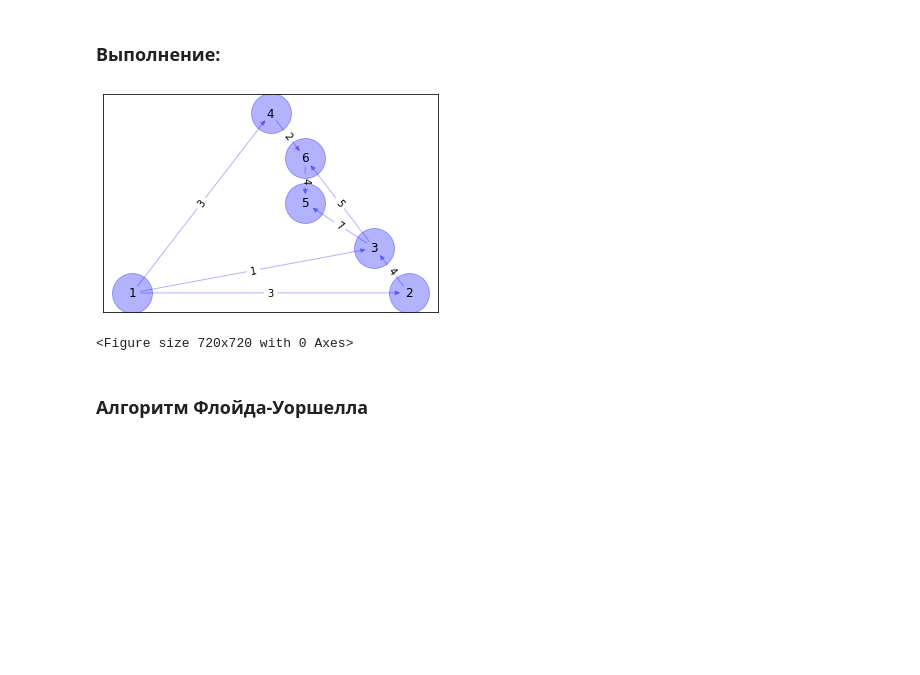
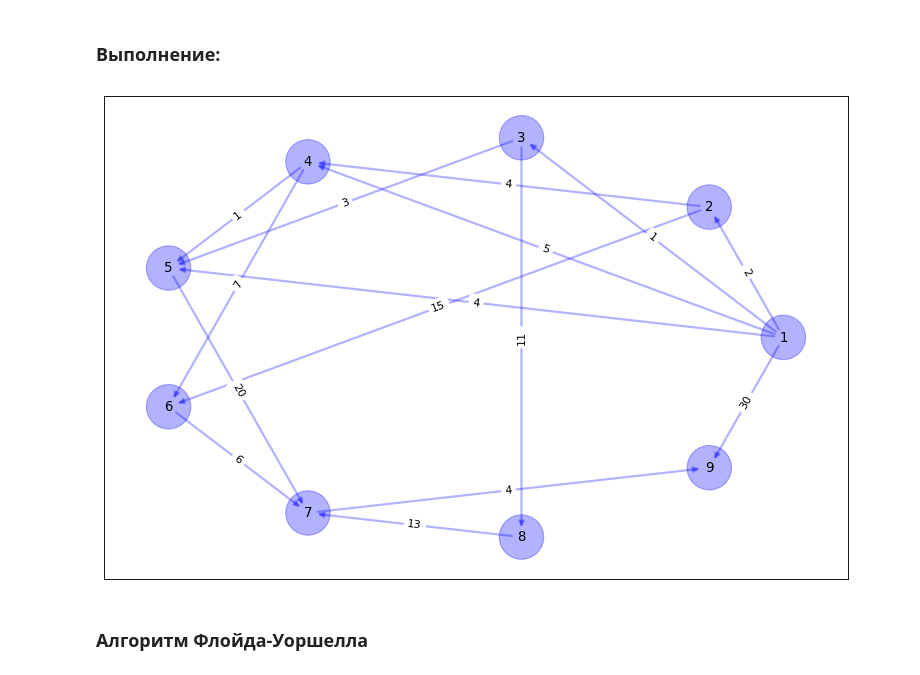
Before and after one commit to Filadrif/Data-Structures-and-Algorithms, a Jupyter notebook: labs/Lab6.ipynb, the cells around one changed output. Cells and saved outputs as stored; diff of their text form; code cells hidden in the pictures; blank space fills up the shorter version.

```diff
--- a/labs/Lab6.ipynb
+++ b/labs/Lab6.ipynb
@@ -40,57 +42,67 @@ def read_matrix(filename):
     return matrix
 
 
-
 def create_graph(graph, matrix, way = [], node_color='blue',edge_color = 'blue',
                  edge_text_pos = 0.5, node_size=1600, node_alpha=0.3,
-                 way_color = 'red', edge_alpha=0.3, edge_tickness=1,
+                 way_color = 'red', edge_alpha=0.3, edge_tickness=2,
                  node_text_size=12, text_font='sans-serif'):
 
+    plt.figure(num=None, figsize=(12, 8), dpi=80)
     matrix_size = len(matrix)
+    way_edge = []
+    for i in range(len(way) - 1):
+        way_edge.append((way[i], way[i + 1]))
+
+    node_colors = []
     for i in range(matrix_size):
         graph.add_node(i + 1,pos = (i + 2,i * 2))
+        if i + 1 in way:
+            node_colors.append(way_color)
+        else:
+            node_colors.append(node_color)
 
     edges = []
     sides = []
-    colors = []
+    edge_colors = []
     for i in range(matrix_size):
         for j in range(matrix_size):
             if matrix[i][j] != 0:
                 graph.add_edge(i + 1, j + 1, weight = matrix[i][j], color = 'green')
                 edges.append((i + 1, j + 1))
                 sides.append(matrix[i][j])
-                if (i + 1, j + 1) not in way:
-                    colors.append(edge_color)
+                if (i + 1, j + 1) not in way_edge:
+                    edge_colors.append(edge_color)
                 else:
-                    colors.append(way_color)
+                    edge_colors.append(way_color)
 
     # layout set
-    graph_pos = nx.planar_layout(graph)
+    graph_pos = nx.circular_layout(graph)
     # draw graph
-    nx.draw_networkx_nodes(graph,graph_pos,node_size=node_size,alpha=node_alpha, node_color=node_color)
-    nx.draw_networkx_edges(graph,graph_pos,width=edge_tickness,alpha=edge_alpha,edge_color=colors)
-    nx.draw_networkx_labels(graph, graph_pos,font_size=node_text_size, font_family=text_font)
+    nx.draw_networkx_nodes(graph,graph_pos,node_size=node_size,
+                           alpha=node_alpha, node_color=node_colors)
+    nx.draw_networkx_edges(graph,graph_pos,width=edge_tickness,
+                           alpha=edge_alpha,edge_color=edge_colors)
+    nx.draw_networkx_labels(graph, graph_pos,font_size=node_text_size,
+                            font_family=text_font)
 
 
     edge_labels = dict(zip(edges, sides))
-    nx.draw_networkx_edge_labels(graph, graph_pos, edge_labels=edge_labels, label_pos=edge_text_pos)
+    nx.draw_networkx_edge_labels(graph, graph_pos, edge_labels=edge_labels,
+                                 label_pos=edge_text_pos)
 
     # show graph
-    plt.figure(figsize=(10,10))
     plt.show()
 # %%
 graph = nx.DiGraph()
-matrix = read_matrix('src/lab_06_02_in.txt')
+matrix = read_matrix('src/lab_06_04_in.txt')
 create_graph(graph, matrix)
 
 labels = nx.get_edge_attributes(graph,'weight')
 nodes_len = len(graph.nodes)
 adj_matrix = np.array([[math.inf] * nodes_len] * nodes_len)
-
 for pos, length in labels.items():
     adj_matrix[pos[0] - 1][pos[1] - 1] = length
 # %% [output]
-[figure, old version]
+[figure, new version]
-<Figure size 720x720 with 0 Axes>
 # %% [markdown]
 ###  Алгоритм Флойда-Уоршелла
```
Also changed, not shown: parts of 8 cells of this notebook.
